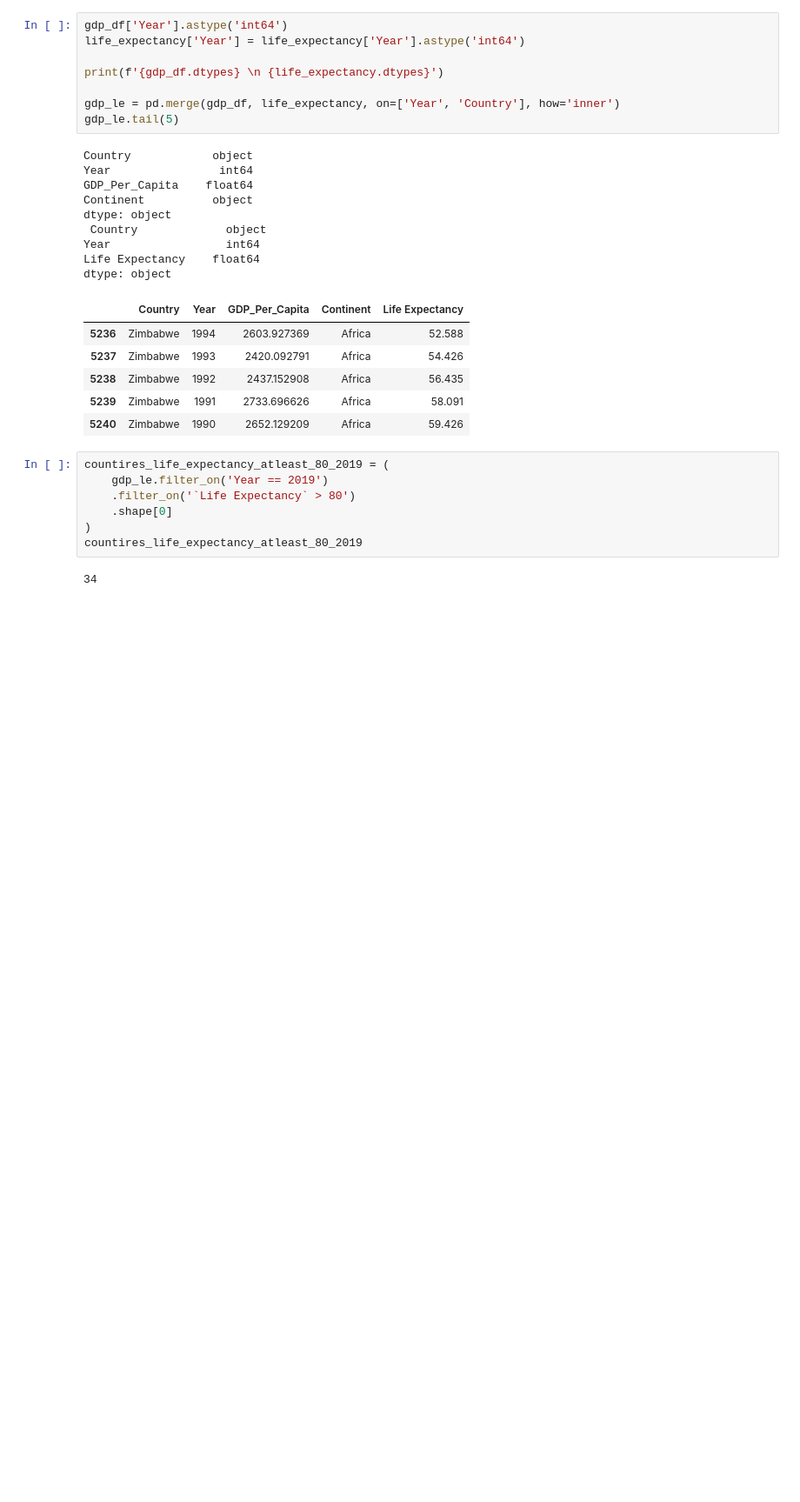
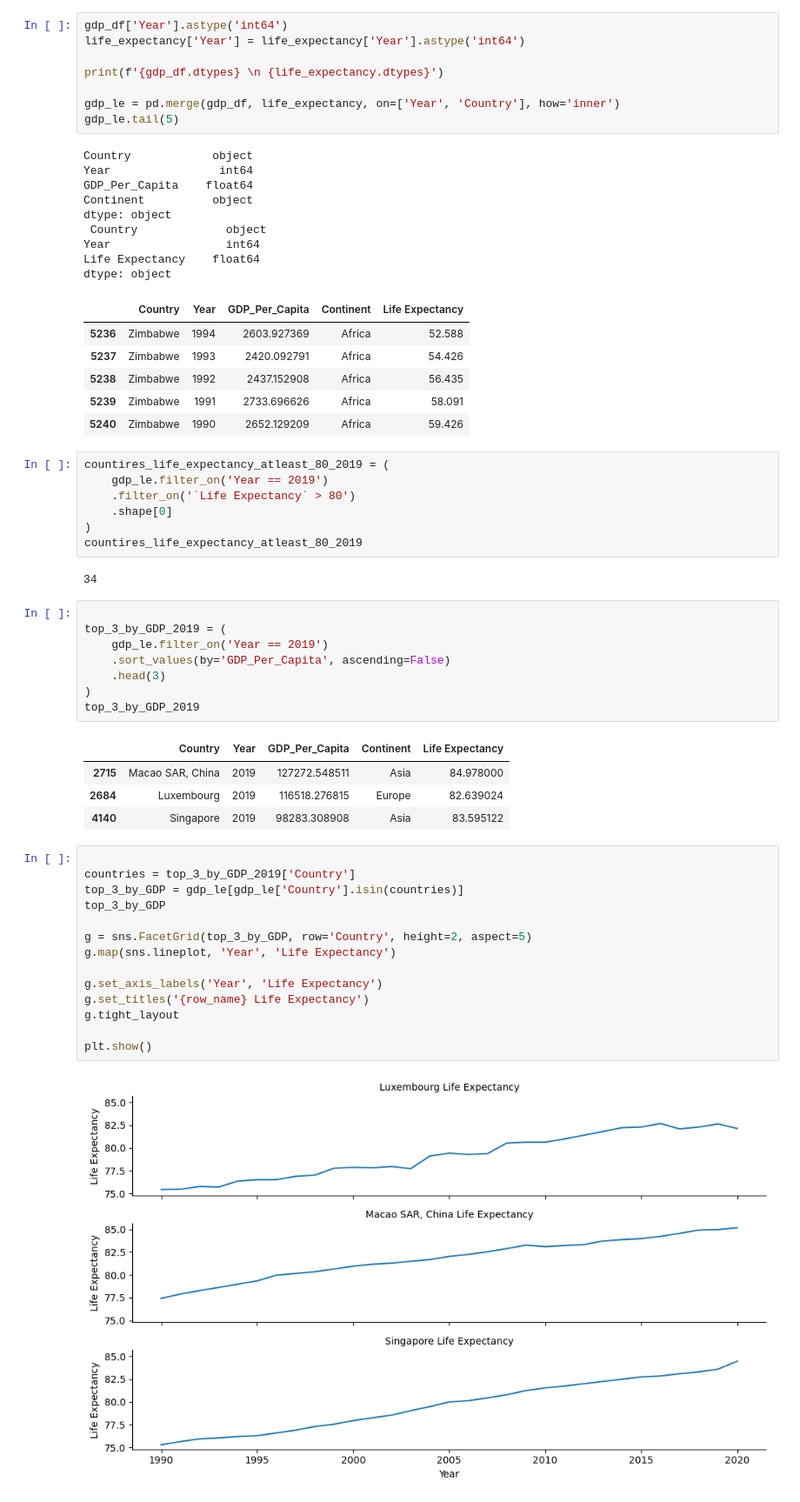
Before and after one commit to nss-data-science-cohort-7/un-exploration-shanks-t, a Jupyter notebook: notebooks/UN_Data_Exploration.ipynb, the cells around one changed output. Shown at 87% size. Saved outputs shown, nothing was run; the diff lists cells and outputs as text; blank space fills up the shorter version.

```diff
--- a/notebooks/UN_Data_Exploration.ipynb
+++ b/notebooks/UN_Data_Exploration.ipynb
@@ -242,3 +242,32 @@ countires_life_expectancy_atleast_80_2019 = (
 countires_life_expectancy_atleast_80_2019
 # %% [output]
 34
+# %%
+
+top_3_by_GDP_2019 = (
+    gdp_le.filter_on('Year == 2019')
+    .sort_values(by='GDP_Per_Capita', ascending=False)
+    .head(3)
+)
+top_3_by_GDP_2019
+# %% [output]
+|  | Country | Year | GDP_Per_Capita | Continent | Life Expectancy |
+| 2715 | Macao SAR, China | 2019 | 127272.548511 | Asia | 84.978000 |
+| 2684 | Luxembourg | 2019 | 116518.276815 | Europe | 82.639024 |
+| 4140 | Singapore | 2019 | 98283.308908 | Asia | 83.595122 |
+# %%
+
+countries = top_3_by_GDP_2019['Country']
+top_3_by_GDP = gdp_le[gdp_le['Country'].isin(countries)]
+top_3_by_GDP
+
+g = sns.FacetGrid(top_3_by_GDP, row='Country', height=2, aspect=5)
+g.map(sns.lineplot, 'Year', 'Life Expectancy')
+
+g.set_axis_labels('Year', 'Life Expectancy')
+g.set_titles('{row_name} Life Expectancy')
+g.tight_layout
+
+plt.show()
+# %% [output]
+[figure, added]
```
